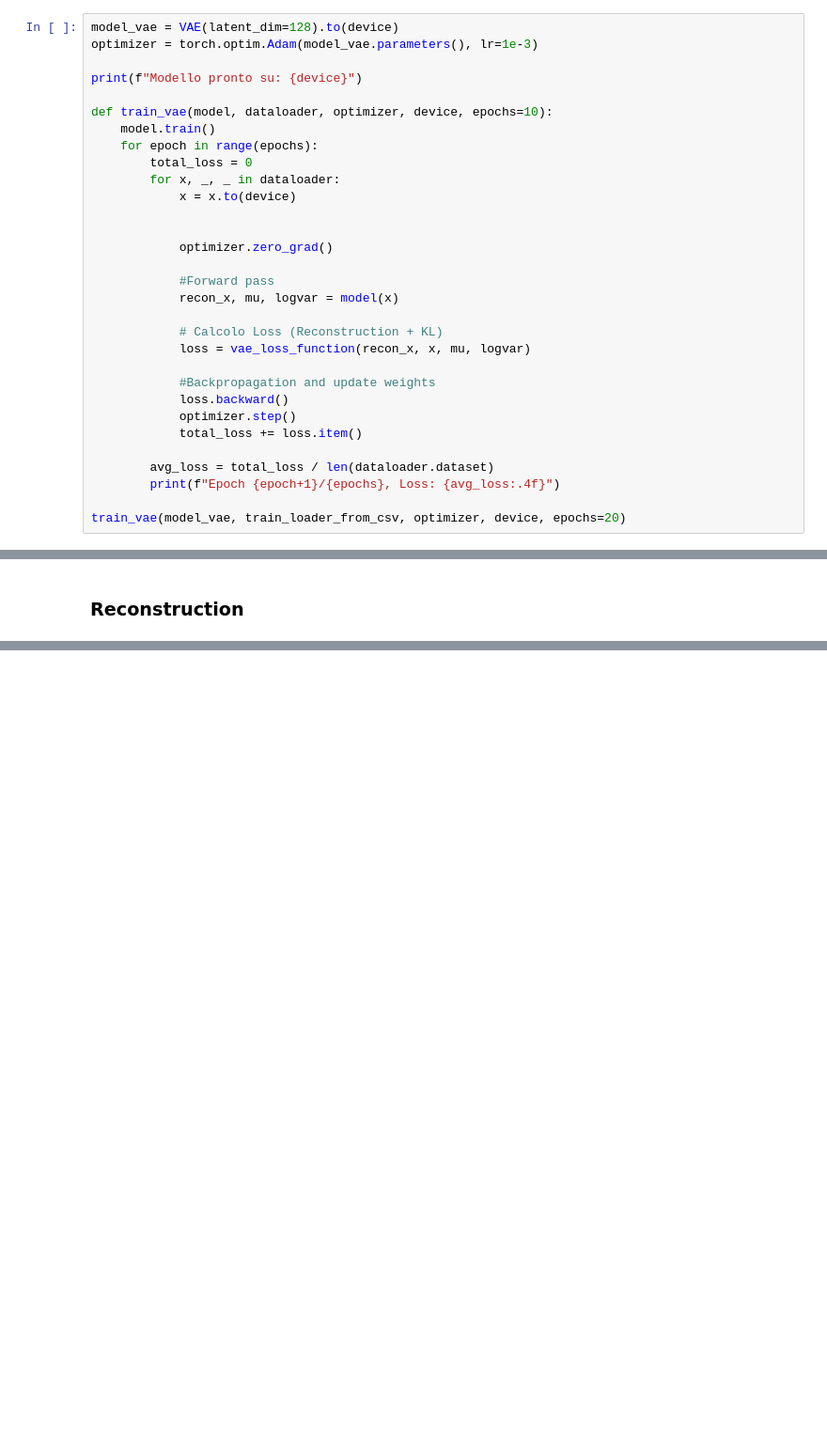
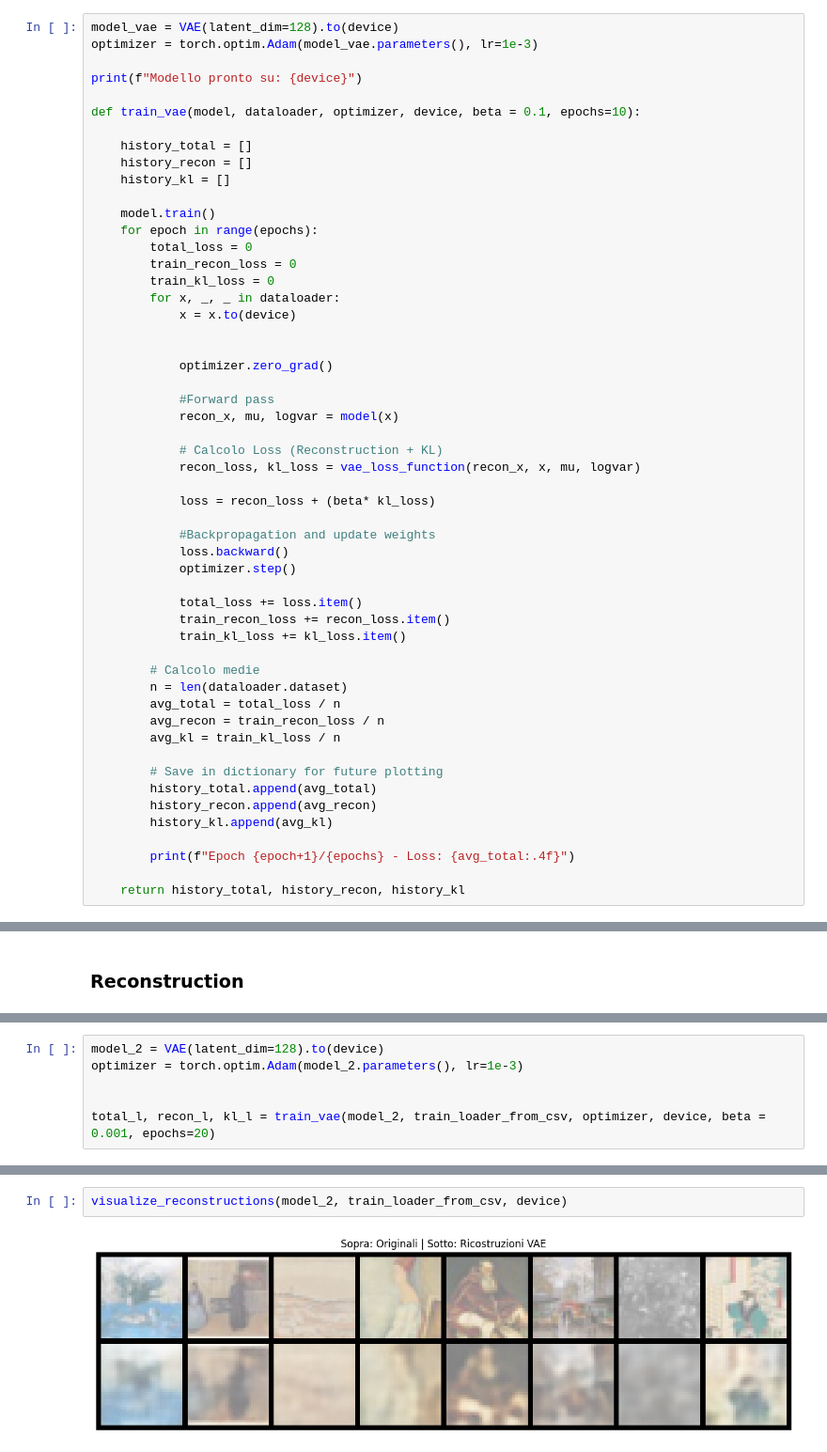
Before and after one commit to Tuco711/GenAI_Project, a Jupyter notebook: TP1-alunos-src-only/student_start_pack/ArtBench10_Student_Start_Pack.ipynb, the cells around one changed output, grey strips where cells are left out. Shown at 94% size. Cells and saved outputs as stored; diff of their text form; blank space fills up the shorter version.

```diff
--- a/TP1-alunos-src-only/student_start_pack/ArtBench10_Student_Start_Pack.ipynb
+++ b/TP1-alunos-src-only/student_start_pack/ArtBench10_Student_Start_Pack.ipynb
@@ -416,10 +419,17 @@ optimizer = torch.optim.Adam(model_vae.parameters(), lr=1e-3)
 
 print(f"Modello pronto su: {device}")
 
-def train_vae(model, dataloader, optimizer, device, epochs=10):
+def train_vae(model, dataloader, optimizer, device, beta = 0.1, epochs=10):
+
+    history_total = []
+    history_recon = []
+    history_kl = []
+
     model.train()
     for epoch in range(epochs):
         total_loss = 0
+        train_recon_loss = 0
+        train_kl_loss = 0
         for x, _, _ in dataloader:
             x = x.to(device)
 
@@ -430,16 +440,31 @@ def train_vae(model, dataloader, optimizer, device, epochs=10):
             recon_x, mu, logvar = model(x)
 
             # Calcolo Loss (Reconstruction + KL)
-            loss = vae_loss_function(recon_x, x, mu, logvar)
+            recon_loss, kl_loss = vae_loss_function(recon_x, x, mu, logvar)
+
+            loss = recon_loss + (beta* kl_loss)
 
             #Backpropagation and update weights
             loss.backward()
             optimizer.step()
+
             total_loss += loss.item()
+            train_recon_loss += recon_loss.item()
+            train_kl_loss += kl_loss.item()
 
-        avg_loss = total_loss / len(dataloader.dataset)
-        print(f"Epoch {epoch+1}/{epochs}, Loss: {avg_loss:.4f}")
+        # Calcolo medie
+        n = len(dataloader.dataset)
+        avg_total = total_loss / n
+        avg_recon = train_recon_loss / n
+        avg_kl = train_kl_loss / n
 
-train_vae(model_vae, train_loader_from_csv, optimizer, device, epochs=20)
+        # Save in dictionary for future plotting
+        history_total.append(avg_total)
+        history_recon.append(avg_recon)
+        history_kl.append(avg_kl)
+
+        print(f"Epoch {epoch+1}/{epochs} - Loss: {avg_total:.4f}")
+
+    return history_total, history_recon, history_kl
 # %% [output]
 Modello pronto su: cuda
@@ -494,0 +613,6 @@ visualize_reconstructions(model_vae, train_loader_from_csv, device)
+# %%
+model_2 = VAE(latent_dim=128).to(device)
+optimizer = torch.optim.Adam(model_2.parameters(), lr=1e-3)
+
+
+total_l, recon_l, kl_l = train_vae(model_2, train_loader_from_csv, optimizer, device, beta = 0.001, epochs=20)
@@ -494,0 +640,4 @@ visualize_reconstructions(model_vae, train_loader_from_csv, device)
+# %%
+visualize_reconstructions(model_2, train_loader_from_csv, device)
+# %% [output]
+[figure, added]
```
Also changed, not shown: parts of 14 cells of this notebook, 1 other file.
